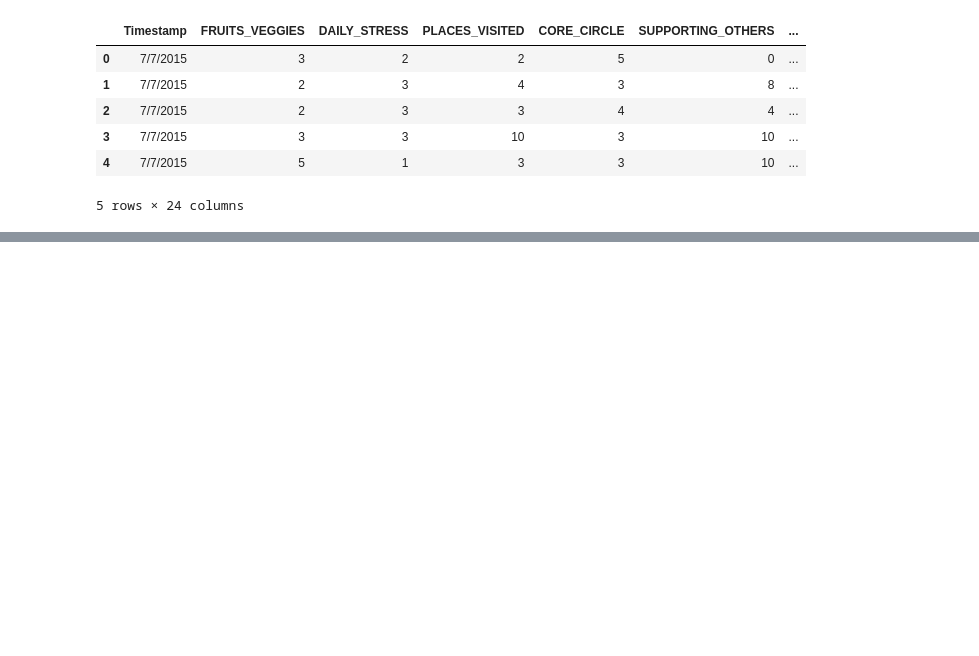
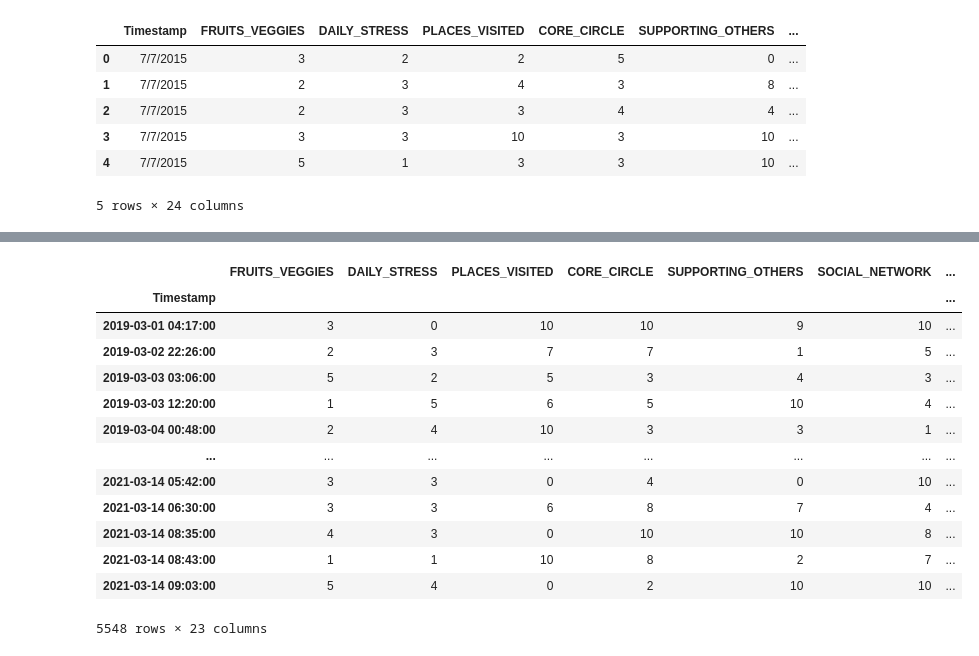
Before and after one commit to snackwdlau/First-Project, a Jupyter notebook: DataCleanup.ipynb, the cells around one changed output, grey strips where cells are left out. Drawn from its saved outputs; the diff is of its cells as text; code cells hidden in the pictures; blank space fills up the shorter version.

```diff
--- a/DataCleanup.ipynb
+++ b/DataCleanup.ipynb
@@ -44,3 +47,22 @@ clean_data_df
+# %%
+# Reassign Timestamp as the index to drop the row count column
+clean_data_df.set_index('Timestamp', inplace=True)
+clean_data_df
+# %% [output]
+|  | FRUITS_VEGGIES | DAILY_STRESS | PLACES_VISITED | CORE_CIRCLE | SUPPORTING_OTHERS | SOCIAL_NETWORK | ... |
+| Timestamp |  |  |  |  |  |  | ... |
+| 2019-03-01 04:17:00 | 3 | 0 | 10 | 10 | 9 | 10 | ... |
+| 2019-03-02 22:26:00 | 2 | 3 | 7 | 7 | 1 | 5 | ... |
+| 2019-03-03 03:06:00 | 5 | 2 | 5 | 3 | 4 | 3 | ... |
+| 2019-03-03 12:20:00 | 1 | 5 | 6 | 5 | 10 | 4 | ... |
+| 2019-03-04 00:48:00 | 2 | 4 | 10 | 3 | 3 | 1 | ... |
+| ... | ... | ... | ... | ... | ... | ... | ... |
+| 2021-03-14 05:42:00 | 3 | 3 | 0 | 4 | 0 | 10 | ... |
+| 2021-03-14 06:30:00 | 3 | 3 | 6 | 8 | 7 | 4 | ... |
+| 2021-03-14 08:35:00 | 4 | 3 | 0 | 10 | 10 | 8 | ... |
+| 2021-03-14 08:43:00 | 1 | 1 | 10 | 8 | 2 | 7 | ... |
+| 2021-03-14 09:03:00 | 5 | 4 | 0 | 2 | 10 | 10 | ... |
+5548 rows × 23 columns
 # %%
 # Save cleaned dataset to CSV
 clean_data_df.to_csv(r'CleanDataset\clean_data.csv')
```
Also changed, not shown: parts of 3 cells of this notebook, 1 other file.
